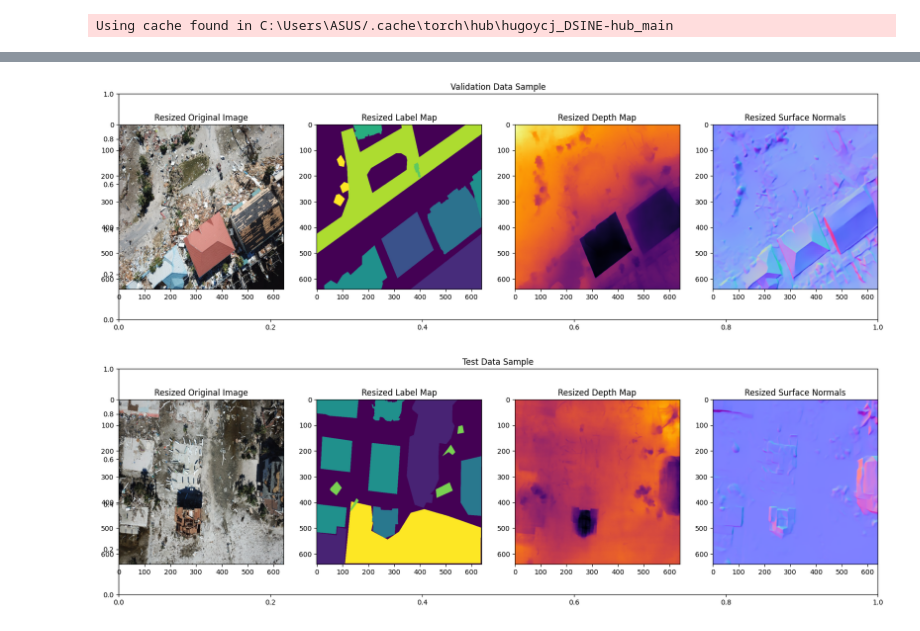
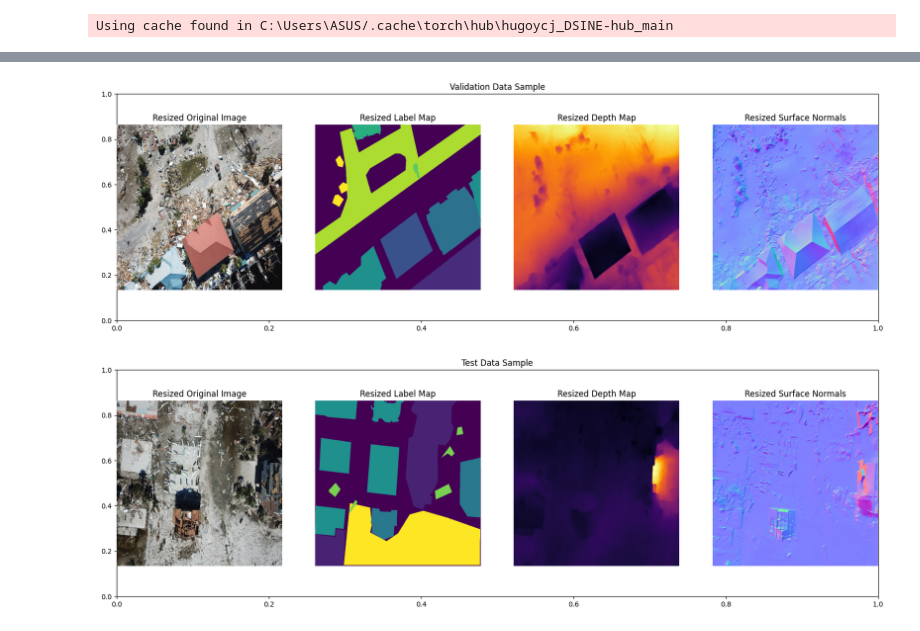
Before and after one commit to StanleyJo-37/ALASI---Disaster-Mapping, a Jupyter notebook: ai/training/1_create_additional_data.ipynb, the cells around one changed output, grey strips where cells are left out. Cells and saved outputs as stored; diff of their text form; code cells hidden in the pictures.

Commit message:
# finalize sample figs

```diff
--- a/ai/training/1_create_additional_data.ipynb
+++ b/ai/training/1_create_additional_data.ipynb
@@ -228,66 +269,82 @@ error: OpenCV(4.13.0) D:\a\opencv-python\opencv-python\opencv\modules\imgproc\sr
 # %%
-img = cv2.imread('data/RescueNet/val/val-resized-img/10781.jpg')
+img = cv2.imread('ai/data/RescueNet/val/val-resized-img/10781.jpg')
 img_rgb = cv2.cvtColor(img, cv2.COLOR_BGR2RGB)
-depth_img = cv2.imread('data/RescueNet/val/val-depthvis-img/10781_vis.png')
+depth_img = cv2.imread('data/new/val-depthvis-img/10781_vis.png')
 depth_img_rgb = cv2.cvtColor(depth_img, cv2.COLOR_BGR2RGB)
-label_img = cv2.imread('data/RescueNet/val/val-label-img/10781_lab.png', cv2.IMREAD_GRAYSCALE)
+label_img = cv2.imread('data/new/val-label-img/10781_lab.png', cv2.IMREAD_GRAYSCALE)
 resized_label_img = cv2.resize(label_img, (640, 640), cv2.INTER_NEAREST)
-normal_img = cv2.imread('data/RescueNet/val/val-normalvis-img/10781_normal_vis.png')
+normal_img = cv2.imread('data/new/val-normalvis-img/10781_normal_vis.png')
 normal_img_rgb = cv2.cvtColor(normal_img, cv2.COLOR_BGR2RGB)
 
 import matplotlib.pyplot as plt
 
 plt.figure(figsize=(20, 6))
 plt.title('Validation Data Sample')
+
 plt.subplot(1, 4, 1)
 plt.title('Resized Original Image')
 plt.imshow(img_rgb)
+plt.axis('off')
 
 plt.subplot(1, 4, 2)
 plt.title('Resized Label Map')
 plt.imshow(resized_label_img)
+plt.axis('off')
 
 plt.subplot(1, 4, 3)
 plt.title('Resized Depth Map')
 plt.imshow(depth_img_rgb)
+plt.axis('off')
 
 plt.subplot(1, 4, 4)
 plt.title('Resized Surface Normals')
 plt.imshow(normal_img_rgb)
+plt.axis('off')
+
+plt.margins(0.1)
+plt.savefig('ai/sample/Validation Sample Hallucinated Feature Maps.png')
 
 plt.show()
 # %% [output]
-[figure, old version]
+[figure, new version]
 # %%
-img = cv2.imread('data/RescueNet/test/test-resized-img/10838.jpg')
+img = cv2.imread('ai/data/RescueNet/test/test-resized-img/10838.jpg')
 img_rgb = cv2.cvtColor(img, cv2.COLOR_BGR2RGB)
-depth_img = cv2.imread('data/RescueNet/test/test-depthvis-img/10838_vis.png')
+depth_img = cv2.imread('data/new/test-depthvis-img/10838_vis.png')
 depth_img_rgb = cv2.cvtColor(depth_img, cv2.COLOR_BGR2RGB)
-label_img = cv2.imread('data/RescueNet/test/test-label-img/10838_lab.png', cv2.IMREAD_GRAYSCALE)
+label_img = cv2.imread('data/new/test-label-img/10838_lab.png', cv2.IMREAD_GRAYSCALE)
 resized_label_img = cv2.resize(label_img, (640, 640), cv2.INTER_NEAREST)
-normal_img = cv2.imread('data/RescueNet/test/test-normalvis-img/10838_normal_vis.png')
+normal_img = cv2.imread('data/new/test-normalvis-img/10838_normal_vis.png')
 normal_img_rgb = cv2.cvtColor(normal_img, cv2.COLOR_BGR2RGB)
 
 import matplotlib.pyplot as plt
 
 plt.figure(figsize=(20, 6))
 plt.title('Test Data Sample')
+
 plt.subplot(1, 4, 1)
 plt.title('Resized Original Image')
 plt.imshow(img_rgb)
+plt.axis('off')
 
 plt.subplot(1, 4, 2)
 plt.title('Resized Label Map')
 plt.imshow(resized_label_img)
+plt.axis('off')
 
 plt.subplot(1, 4, 3)
 plt.title('Resized Depth Map')
 plt.imshow(depth_img_rgb)
+plt.axis('off')
 
 plt.subplot(1, 4, 4)
 plt.title('Resized Surface Normals')
 plt.imshow(normal_img_rgb)
+plt.axis('off')
+
+plt.margins(0.1)
+plt.savefig('ai/sample/Testing Sample Hallucinated Feature Maps.png')
 
 plt.show()
 # %% [output]
-[figure, old version]
+[figure, new version]
```
Also changed, not shown: parts of 2 cells of this notebook, 4 other files.
